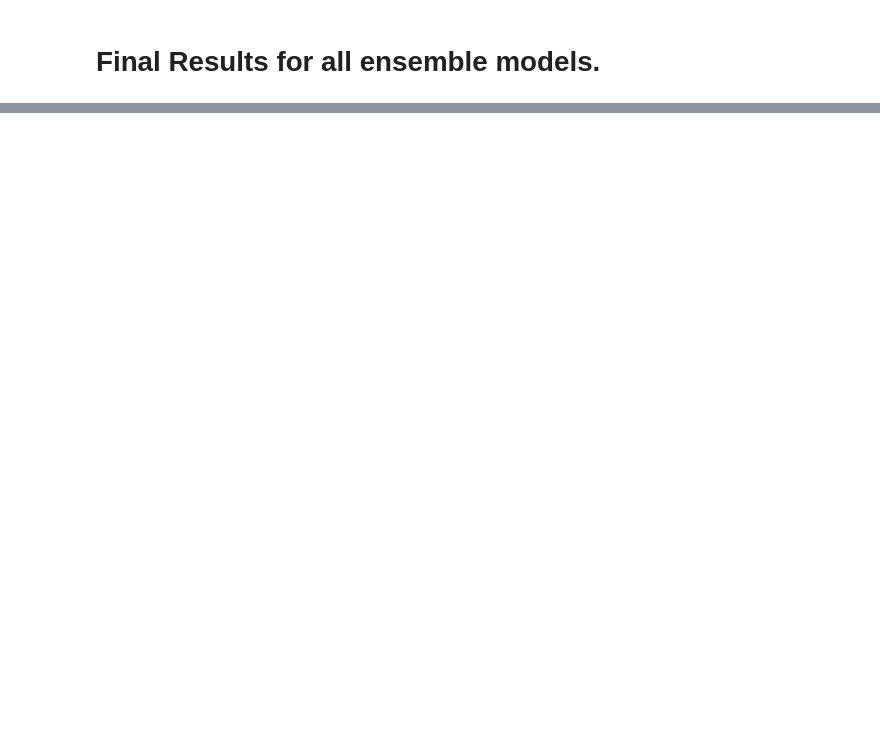
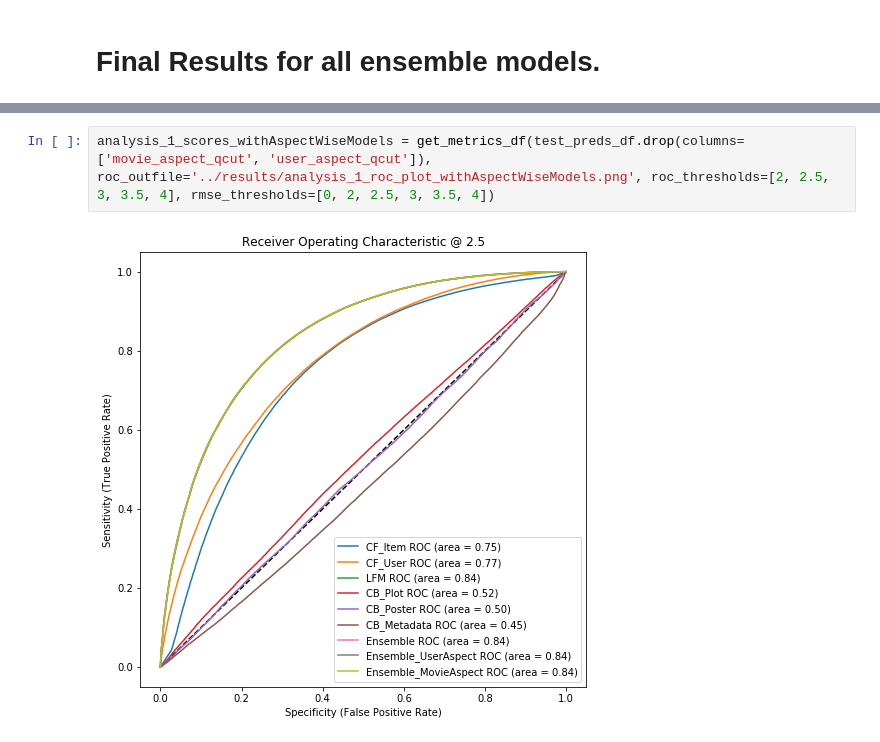
Before and after one commit to bhuvi3/movie_recommendation_system, a Jupyter notebook: code/generate_results.ipynb, the cells around one changed output, grey strips where cells are left out. Cells and saved outputs as stored; diff of their text form; blank space fills up the shorter version.

```diff
--- a/code/generate_results.ipynb
+++ b/code/generate_results.ipynb
@@ -520,3 +632,7 @@ title = "Genre Aspect Regime Performance - RMSE"
+# %%
+analysis_1_scores_withAspectWiseModels = get_metrics_df(test_preds_df.drop(columns=['movie_aspect_qcut', 'user_aspect_qcut']), roc_outfile='../results/analysis_1_roc_plot_withAspectWiseModels.png', roc_thresholds=[2, 2.5, 3, 3.5, 4], rmse_thresholds=[0, 2, 2.5, 3, 3.5, 4])
+# %% [output]
+[figure, added]
 # %%
 analysis_1_scores_withAspectWiseModels
 # %% [output]
```
Also changed, not shown: parts of 17 cells of this notebook, 12 other files.
